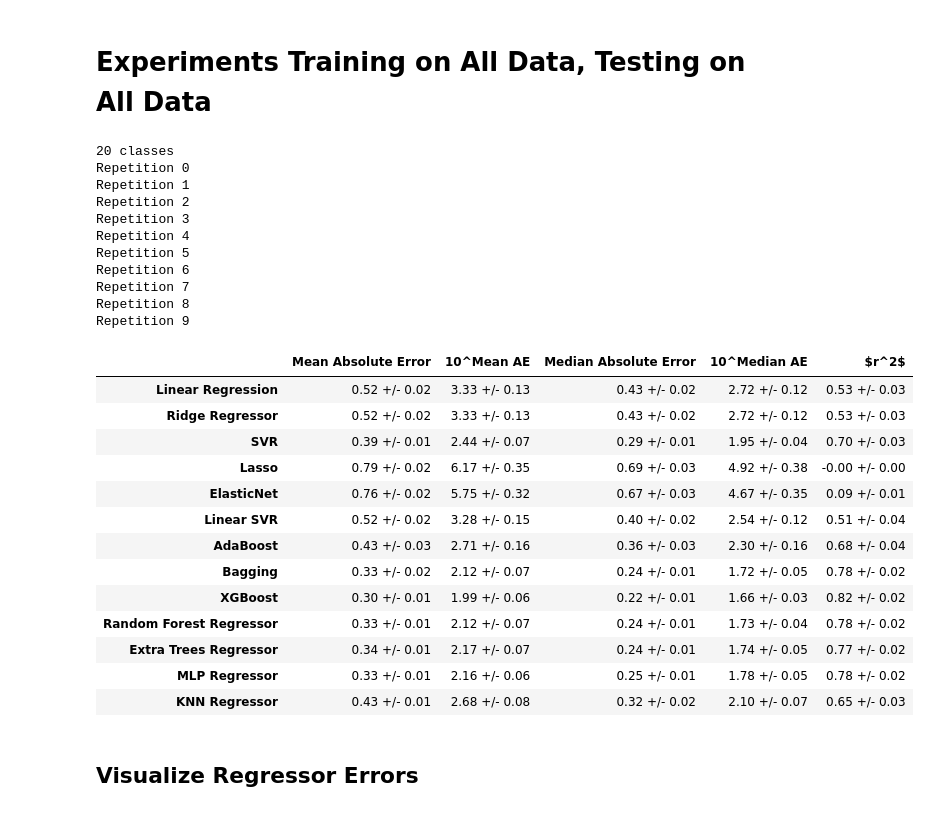
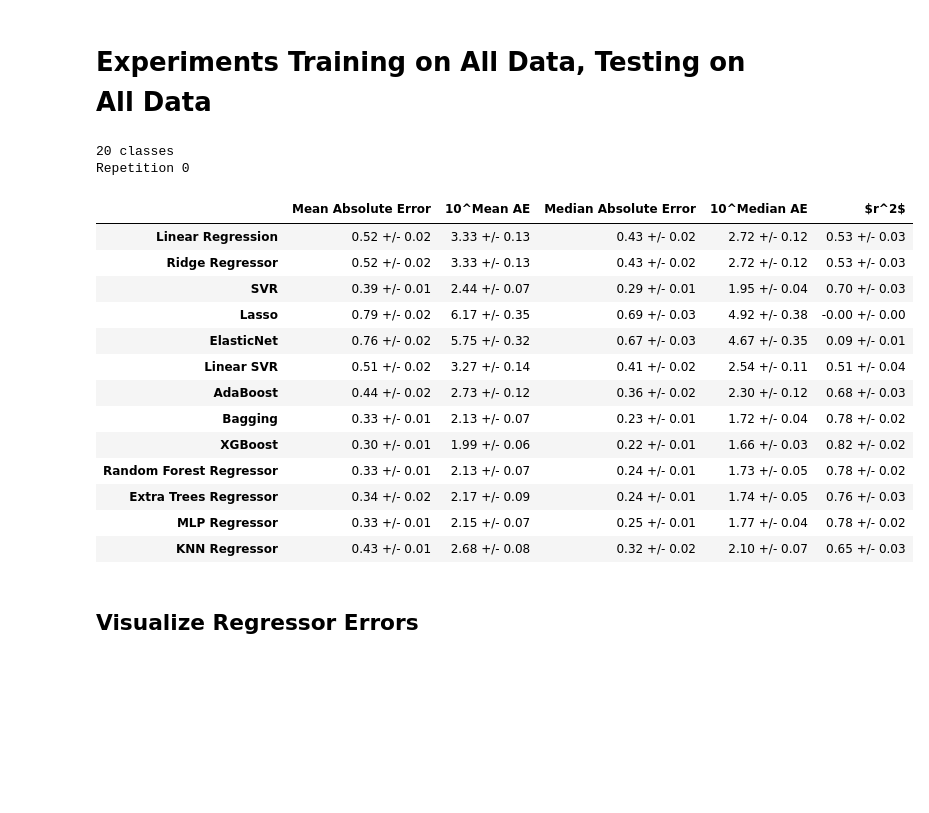
Before and after one commit to SEI-ENERGY/Commercial-Energy, a Jupyter notebook: Run experiments.ipynb, the cells around one changed output. Saved outputs shown, nothing was run; the diff lists cells and outputs as text; code cells hidden in the pictures; blank space fills up the shorter version.

```diff
--- a/Run experiments.ipynb
+++ b/Run experiments.ipynb
@@ -66,7 +68,7 @@ numClassVals = len(classFrequencies)
 Y = np.log10(Y)
 
 numSplits = 10
-numRepeats = 10
+numRepeats = 1
 outputFn = "test_perPBA_%d" % (DATASET)
 
 results = np.zeros((numRepeats, numSplits, numRegressors, numClassVals, numMetrics), dtype=float)
@@ -174,7 +167,7 @@ numClassVals = len(classFrequencies)
 Y = np.log10(Y)
 
 numSplits = 10
-numRepeats = 10
+numRepeats = 1
 outputFn = "test_all_%d" % (DATASET)
 
 results = np.zeros((numRepeats, numSplits, numRegressors, numMetrics), dtype=float)
@@ -218,49 +211,40 @@ results = results.reshape(-1, numRegressors, numMetrics)
 classNames = [pbaLabels[pbaLabel] for pbaLabel in classOrdering]
 
 meanResults = results.mean(axis=0)
 meanResultTable = pd.DataFrame(meanResults, index=regressorNames, columns=metricNames)
 meanResultTable.to_csv(os.path.join(RESULTS_DIR, "%s_means.csv" % (outputFn)))
 
 stdResults = results.std(axis=0)
 stdResultTable = pd.DataFrame(stdResults, index=regressorNames, columns=metricNames)
 stdResultTable.to_csv(os.path.join(RESULTS_DIR, "%s_stds.csv" % (outputFn)))
 
 formattedResults = []
 for i in range(numRegressors):
     row = []
     for j in range(numMetrics):
         row.append("%0.2f +/- %0.2f" % (meanResults[i,j], stdResults[i,j]))
     formattedResults.append(row)
 formattedResults = np.array(formattedResults)
 formattedResultsTable = pd.DataFrame(formattedResults, index=regressorNames, columns=metricNames)
 formattedResultsTable.to_csv(os.path.join(RESULTS_DIR, "%s_formatted.csv" % (outputFn)))
 
 display(formattedResultsTable)
 # %% [output]
 20 classes
 Repetition 0
-Repetition 1
-Repetition 2
-Repetition 3
-Repetition 4
-Repetition 5
-Repetition 6
-Repetition 7
-Repetition 8
-Repetition 9
 |  | Mean Absolute Error | 10^Mean AE | Median Absolute Error | 10^Median AE | $r^2$ |
 | Linear Regression | 0.52 +/- 0.02 | 3.33 +/- 0.13 | 0.43 +/- 0.02 | 2.72 +/- 0.12 | 0.53 +/- 0.03 |
 | Ridge Regressor | 0.52 +/- 0.02 | 3.33 +/- 0.13 | 0.43 +/- 0.02 | 2.72 +/- 0.12 | 0.53 +/- 0.03 |
 | SVR | 0.39 +/- 0.01 | 2.44 +/- 0.07 | 0.29 +/- 0.01 | 1.95 +/- 0.04 | 0.70 +/- 0.03 |
 | Lasso | 0.79 +/- 0.02 | 6.17 +/- 0.35 | 0.69 +/- 0.03 | 4.92 +/- 0.38 | -0.00 +/- 0.00 |
 | ElasticNet | 0.76 +/- 0.02 | 5.75 +/- 0.32 | 0.67 +/- 0.03 | 4.67 +/- 0.35 | 0.09 +/- 0.01 |
-| Linear SVR | 0.52 +/- 0.02 | 3.28 +/- 0.15 | 0.40 +/- 0.02 | 2.54 +/- 0.12 | 0.51 +/- 0.04 |
-| AdaBoost | 0.43 +/- 0.03 | 2.71 +/- 0.16 | 0.36 +/- 0.03 | 2.30 +/- 0.16 | 0.68 +/- 0.04 |
-| Bagging | 0.33 +/- 0.02 | 2.12 +/- 0.07 | 0.24 +/- 0.01 | 1.72 +/- 0.05 | 0.78 +/- 0.02 |
+| Linear SVR | 0.51 +/- 0.02 | 3.27 +/- 0.14 | 0.41 +/- 0.02 | 2.54 +/- 0.11 | 0.51 +/- 0.04 |
+| AdaBoost | 0.44 +/- 0.02 | 2.73 +/- 0.12 | 0.36 +/- 0.02 | 2.30 +/- 0.12 | 0.68 +/- 0.03 |
+| Bagging | 0.33 +/- 0.01 | 2.13 +/- 0.07 | 0.23 +/- 0.01 | 1.72 +/- 0.04 | 0.78 +/- 0.02 |
 | XGBoost | 0.30 +/- 0.01 | 1.99 +/- 0.06 | 0.22 +/- 0.01 | 1.66 +/- 0.03 | 0.82 +/- 0.02 |
-| Random Forest Regressor | 0.33 +/- 0.01 | 2.12 +/- 0.07 | 0.24 +/- 0.01 | 1.73 +/- 0.04 | 0.78 +/- 0.02 |
-| Extra Trees Regressor | 0.34 +/- 0.01 | 2.17 +/- 0.07 | 0.24 +/- 0.01 | 1.74 +/- 0.05 | 0.77 +/- 0.02 |
-| MLP Regressor | 0.33 +/- 0.01 | 2.16 +/- 0.06 | 0.25 +/- 0.01 | 1.78 +/- 0.05 | 0.78 +/- 0.02 |
+| Random Forest Regressor | 0.33 +/- 0.01 | 2.13 +/- 0.07 | 0.24 +/- 0.01 | 1.73 +/- 0.05 | 0.78 +/- 0.02 |
+| Extra Trees Regressor | 0.34 +/- 0.02 | 2.17 +/- 0.09 | 0.24 +/- 0.01 | 1.74 +/- 0.05 | 0.76 +/- 0.03 |
+| MLP Regressor | 0.33 +/- 0.01 | 2.15 +/- 0.07 | 0.25 +/- 0.01 | 1.77 +/- 0.04 | 0.78 +/- 0.02 |
 | KNN Regressor | 0.43 +/- 0.01 | 2.68 +/- 0.08 | 0.32 +/- 0.02 | 2.10 +/- 0.07 | 0.65 +/- 0.03 |
 # %% [markdown]
 ## Visualize Regressor Errors
```
Also changed, not shown: parts of 3 cells of this notebook, 8 other files.
